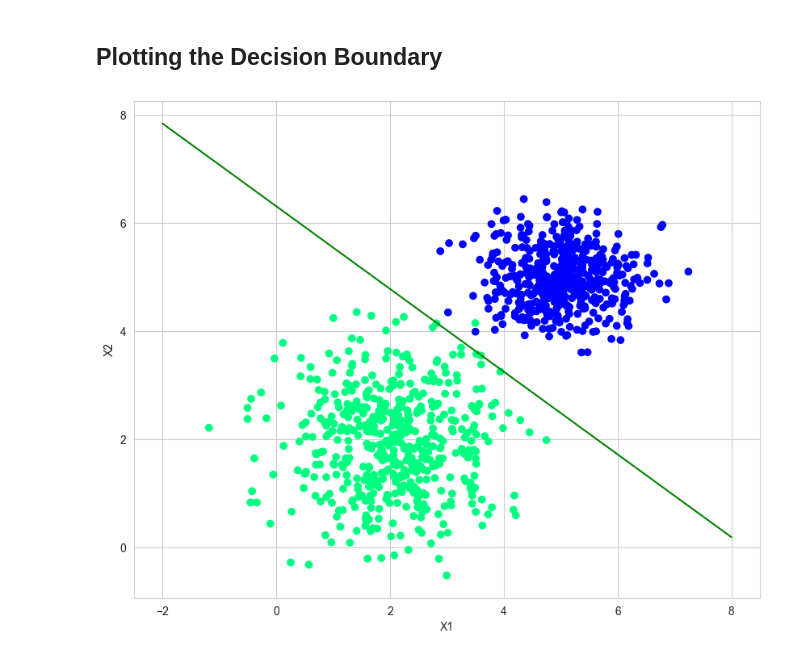
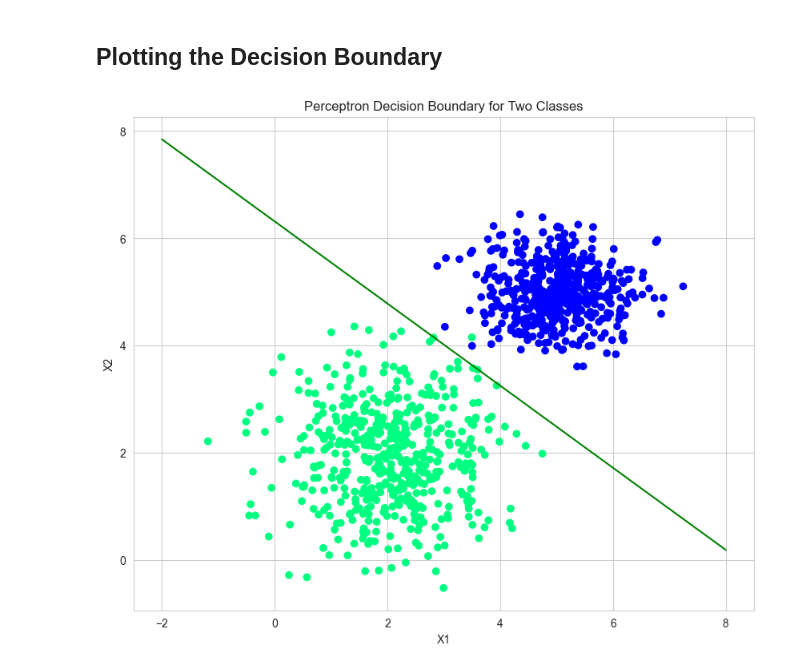
Before and after one commit to alliajagbe/perceptron, a Jupyter notebook: perceptron.ipynb, the cells around one changed output. Saved outputs shown, nothing was run; the diff lists cells and outputs as text; code cells hidden in the pictures.

Commit message:
decision boundary

```diff
--- a/perceptron.ipynb
+++ b/perceptron.ipynb
@@ -102,15 +102,16 @@ Accuracy: 1.0
 # %%
 # plotting decision boundary
 x1 = np.linspace(-2, 8, 100)
 x2 = -(w[0] + w[1] * x1) / w[2]
 
 # plotting with seaborn
 sns.set_style("whitegrid")
 plt.figure(figsize=(10, 8))
 plt.scatter(X[:, 1], X[:, 2], c=y, cmap="winter")
 plt.plot(x1, x2, c="green")
 plt.xlabel("X1")
 plt.ylabel("X2")
+plt.title("Perceptron Decision Boundary for Two Classes")
 plt.show()
 # %% [output]
-[figure, old version]
+[figure, new version]
```
